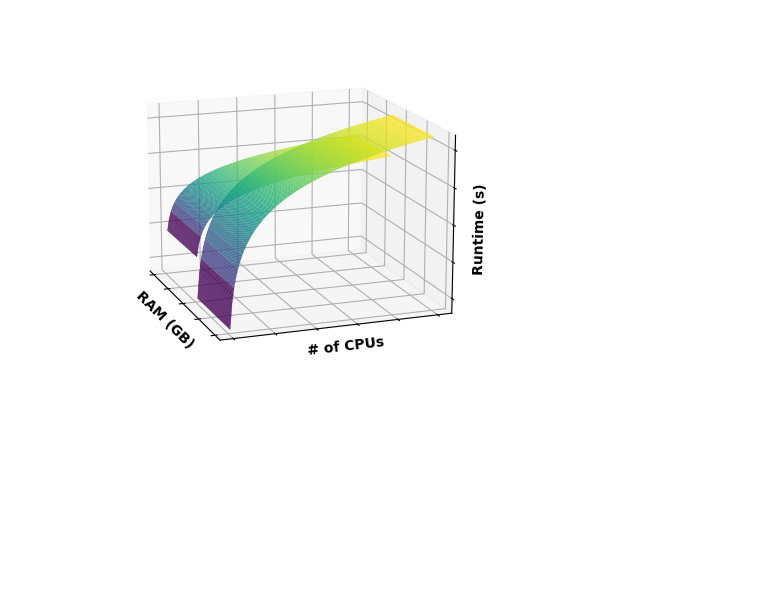
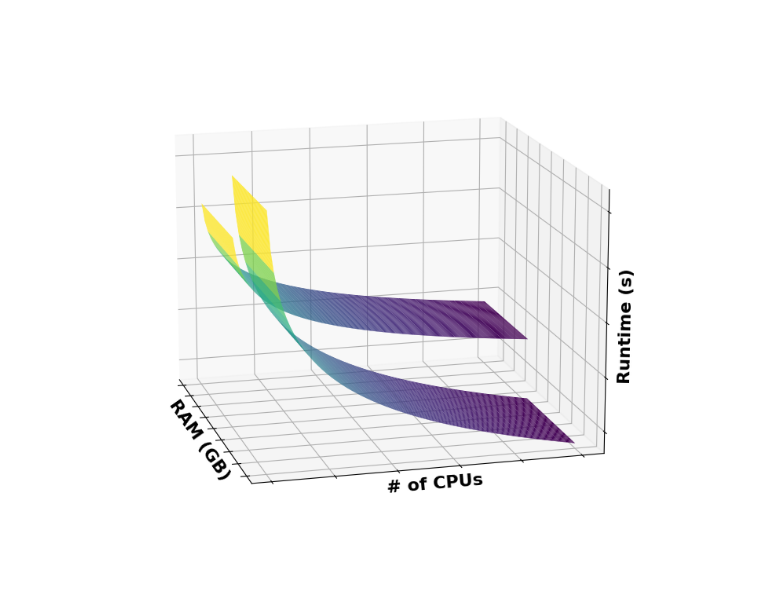
Before and after one commit to marsupialtail/cidr, a Jupyter notebook: 3D_Drawing.ipynb, the cells around one changed output. Cells and saved outputs as stored; diff of their text form; code cells hidden in the pictures; blank space fills up the shorter version.

Commit message:
Add optimization images

```diff
--- a/3D_Drawing.ipynb
+++ b/3D_Drawing.ipynb
@@ -6,49 +6,66 @@ import numpy as np
 import matplotlib.pyplot as plt
 
 # Create the x and y values. We use np.linspace to avoid 0 as log(0) is undefined.
+# x = np.linspace(0.1, 10, 100)
+# y = np.linspace(0.1, 10, 100)
+
+# # Use np.meshgrid to create a 2D grid of x and y values
+# X, Y = np.meshgrid(x, y)
+# Z = np.log(Y)
+
+# x2 = np.linspace(10, 20, 100)
+# y2 = np.linspace(0.1, 10, 100)
+# X2, Y2 = np.meshgrid(x2, y2)
+# Z2 = 2 * np.log(Y)
+
+
 x = np.linspace(0.1, 10, 100)
 y = np.linspace(0.1, 10, 100)
 
 # Use np.meshgrid to create a 2D grid of x and y values
 X, Y = np.meshgrid(x, y)
-Z = np.log(Y)
+Z = 100 -np.log(Y)
 
 x2 = np.linspace(10, 20, 100)
 y2 = np.linspace(0.1, 10, 100)
 X2, Y2 = np.meshgrid(x2, y2)
-Z2 = 2 * np.log(Y)
+Z2 = 100- 2 * np.log(Y)
 
 
 # Create the figure
-fig = plt.figure()
+fig = plt.figure(figsize=(15, 9))
 ax = fig.add_subplot(111, projection='3d')
 
 # Plot surfaces
 ax.plot_surface(X, Y, Z, cmap='viridis')
 ax.plot_surface(X2, Y2, Z2, cmap='viridis')
 
 # Set labels
-ax.set_xlabel('RAM (GB)', labelpad=-10)
-ax.set_ylabel('# of CPUs', labelpad=-10)
-ax.set_zlabel('Runtime (s)', labelpad=-10)
+ax.set_xlabel('RAM (GB)', labelpad=-10, size=16)
+ax.set_ylabel('# of CPUs', labelpad=-10, size=16)
+ax.set_zlabel('Runtime (s)', labelpad=-10, size=16)
 
 
 # Set the viewing angle so that the X axis is pointing towards the viewer
-ax.view_init(elev=15, azim=-20)
+ax.view_init(elev=15, azim=-15)
 
 # # Set the axes to be bold
 ax.xaxis.label.set_weight('bold')
 ax.yaxis.label.set_weight('bold')
 ax.zaxis.label.set_weight('bold')
 
 #Remove the ticks from the axes
+ax.xaxis.set_tick_params(width=0)
+ax.yaxis.set_tick_params(width=0)
+ax.zaxis.set_tick_params(width=0)
 ax.set_xticklabels([])
 ax.set_yticklabels([])
 ax.set_zticklabels([])
 
 
 
 # Show the plot
+plt.savefig('3Dfigure.png', dpi=300)
 plt.show()
 # %% [output]
-[figure, old version]
+[figure, new version]
```
Also changed, not shown: 2 other files.
